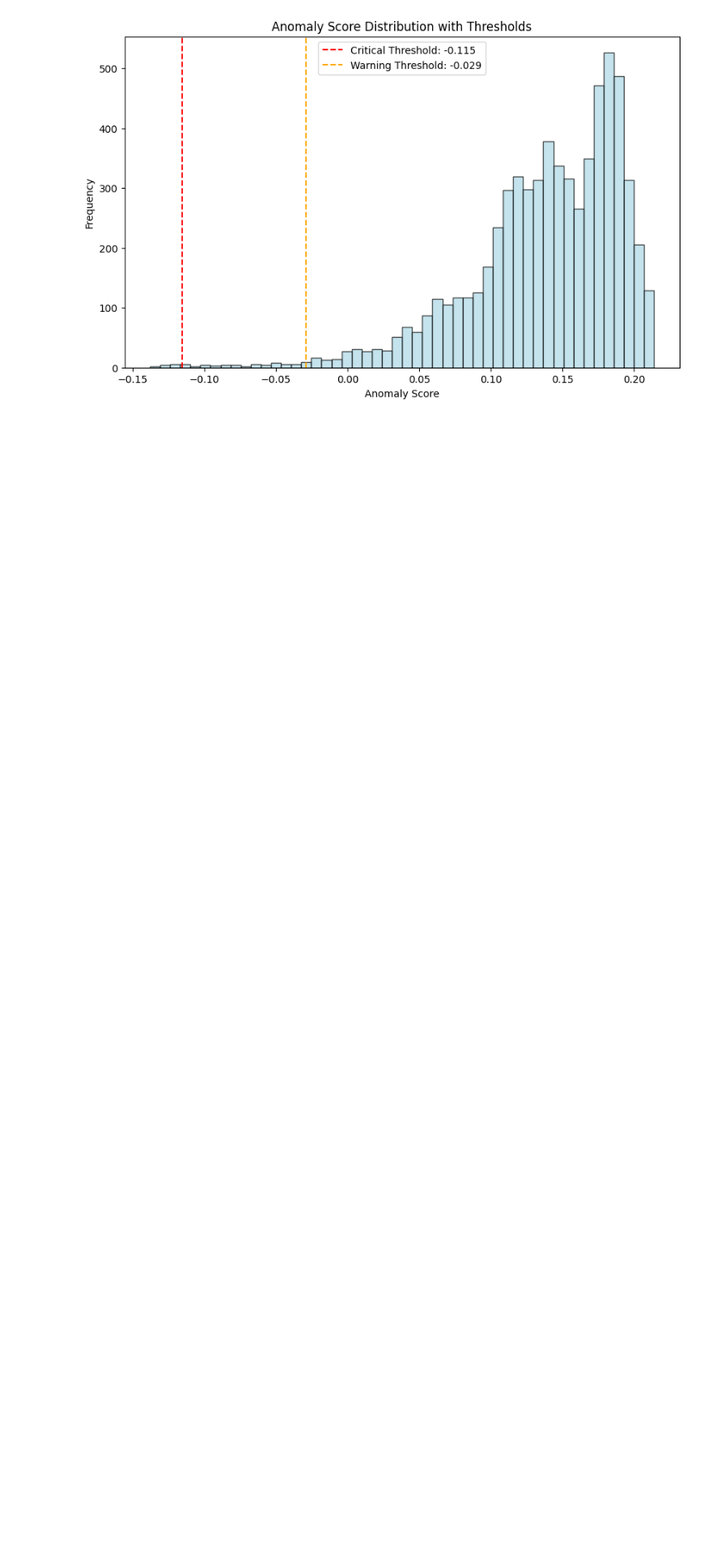
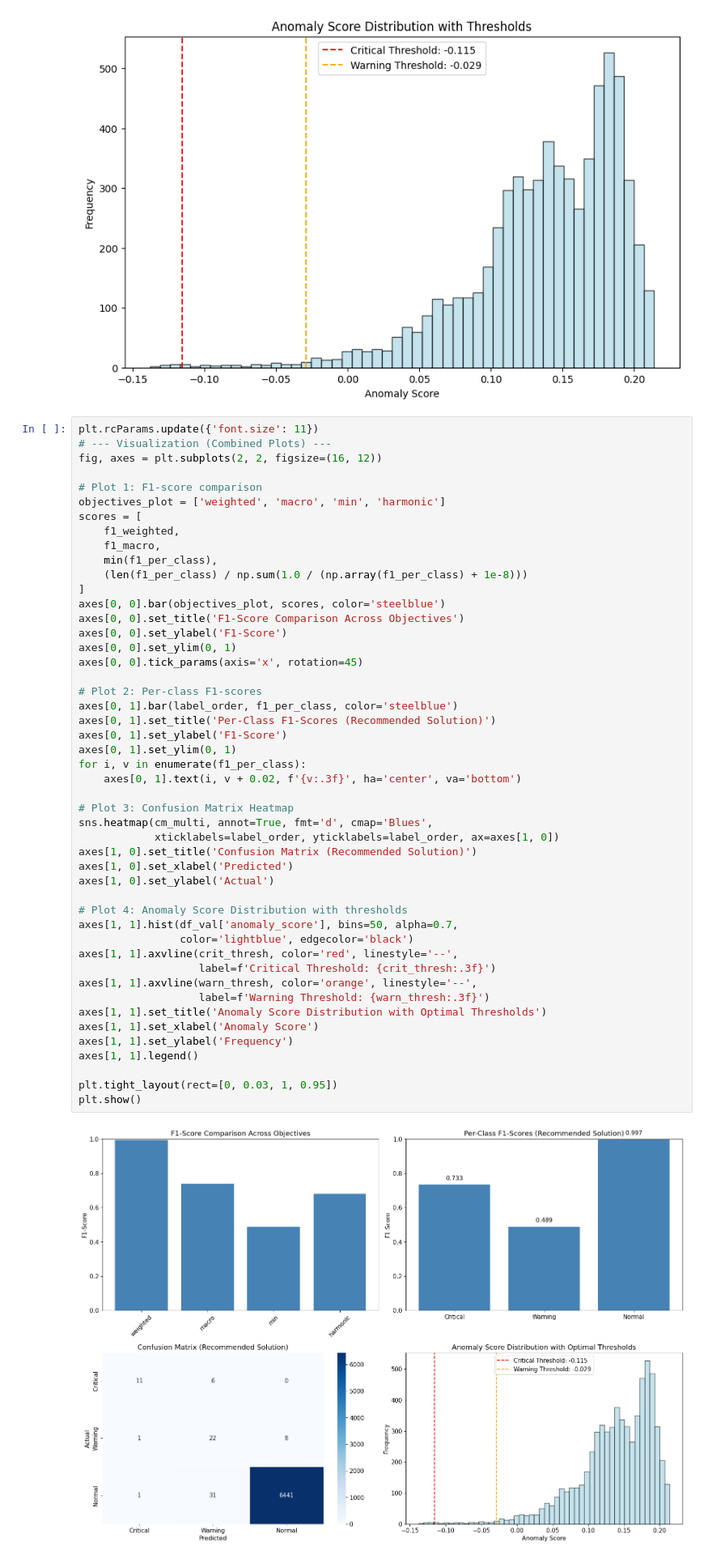
Before and after one commit to Ahmadaduwa/Landslide, a Jupyter notebook: models/IsalationForest/find_Thresholds.ipynb, the cells around one changed output. Shown at 81% size. Cells and saved outputs as stored; diff of their text form; blank space fills up the shorter version.

```diff
--- a/models/IsalationForest/find_Thresholds.ipynb
+++ b/models/IsalationForest/find_Thresholds.ipynb
@@ -658,3 +658,53 @@ plt.show()
 [figure]
 [figure]
 [figure]
+# %%
+plt.rcParams.update({'font.size': 11})
+# --- Visualization (Combined Plots) ---
+fig, axes = plt.subplots(2, 2, figsize=(16, 12))
+
+# Plot 1: F1-score comparison
+objectives_plot = ['weighted', 'macro', 'min', 'harmonic']
+scores = [
+    f1_weighted,
+    f1_macro,
+    min(f1_per_class),
+    (len(f1_per_class) / np.sum(1.0 / (np.array(f1_per_class) + 1e-8)))
+]
+axes[0, 0].bar(objectives_plot, scores, color='steelblue')
+axes[0, 0].set_title('F1-Score Comparison Across Objectives')
+axes[0, 0].set_ylabel('F1-Score')
+axes[0, 0].set_ylim(0, 1)
+axes[0, 0].tick_params(axis='x', rotation=45)
+
+# Plot 2: Per-class F1-scores
+axes[0, 1].bar(label_order, f1_per_class, color='steelblue')
+axes[0, 1].set_title('Per-Class F1-Scores (Recommended Solution)')
+axes[0, 1].set_ylabel('F1-Score')
+axes[0, 1].set_ylim(0, 1)
+for i, v in enumerate(f1_per_class):
+    axes[0, 1].text(i, v + 0.02, f'{v:.3f}', ha='center', va='bottom')
+
+# Plot 3: Confusion Matrix Heatmap
+sns.heatmap(cm_multi, annot=True, fmt='d', cmap='Blues',
+            xticklabels=label_order, yticklabels=label_order, ax=axes[1, 0])
+axes[1, 0].set_title('Confusion Matrix (Recommended Solution)')
+axes[1, 0].set_xlabel('Predicted')
+axes[1, 0].set_ylabel('Actual')
+
+# Plot 4: Anomaly Score Distribution with thresholds
+axes[1, 1].hist(df_val['anomaly_score'], bins=50, alpha=0.7,
+                color='lightblue', edgecolor='black')
+axes[1, 1].axvline(crit_thresh, color='red', linestyle='--',
+                   label=f'Critical Threshold: {crit_thresh:.3f}')
+axes[1, 1].axvline(warn_thresh, color='orange', linestyle='--',
+                   label=f'Warning Threshold: {warn_thresh:.3f}')
+axes[1, 1].set_title('Anomaly Score Distribution with Optimal Thresholds')
+axes[1, 1].set_xlabel('Anomaly Score')
+axes[1, 1].set_ylabel('Frequency')
+axes[1, 1].legend()
+
+plt.tight_layout(rect=[0, 0.03, 1, 0.95])
+plt.show()
+# %% [output]
+[figure, added]
```
Also changed, not shown: 19 other files.
